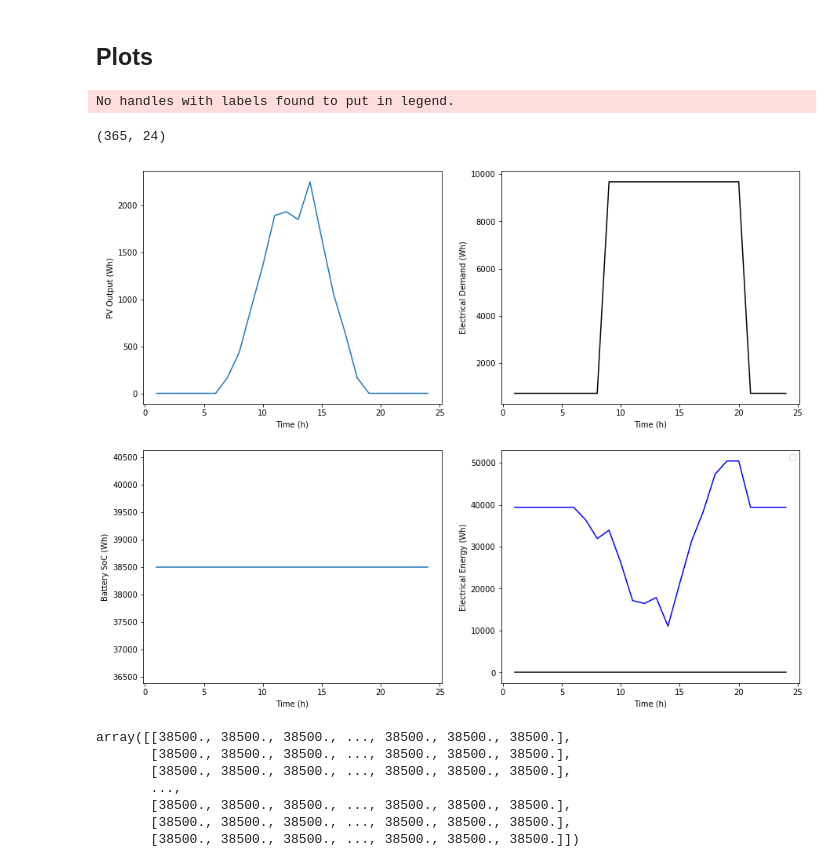
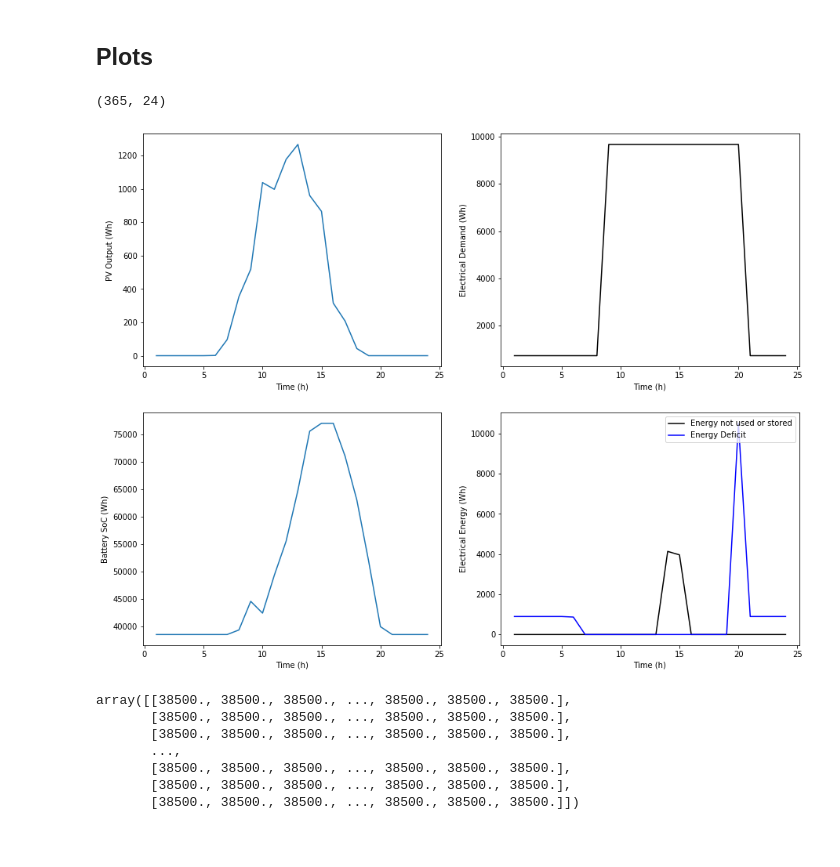
Before and after one commit to UW-GRID/PV_sizing, a Jupyter notebook: ipynb/load_profile_analysis.ipynb, the cells around one changed output. Drawn from its saved outputs; the diff is of its cells as text; code cells hidden in the pictures; blank space fills up the shorter version.

```diff
--- a/ipynb/load_profile_analysis.ipynb
+++ b/ipynb/load_profile_analysis.ipynb
@@ -56,7 +50,7 @@ bat_eff = 0.9
 pve = np.zeros((days, hr))
 
 #Empty array of days vs hours for battery State Of Charge
-soc = np.zeros((days, hr))
+soc = np.zeros((days, hr + 1))
 
 #Initial state of charge is the capacity minimum
 soc[0, 0] = ((soc_max - soc_min)/(2 + soc_min))
@@ -77,61 +71,60 @@ for x in range(0, days, 1):
         else:
             pve[x, y] = 0
 
-        soc[x, y] = soc[x, y] + pve[x, y]
-        if soc[x, y] >= soc_max:
-            pve_exs[x, y] = soc[x, y] - soc_max
-            soc[x, y] = soc_max
-        elif soc[x, y] <= soc_min:
-            pve_def[x, y] = soc_min - soc[x, y]
-            soc[x, y] = soc_min
+        soc[x, y + 1] = soc[x, y] + pve[x, y]
+        if soc[x, y + 1] >= soc_max:
+            pve_exs[x, y] = soc[x, y + 1] - soc_max
+            soc[x, y + 1] = soc_max
+        elif soc[x, y + 1] <= soc_min:
+            pve_def[x, y] = soc_min - soc[x, y + 1]
+            soc[x, y + 1] = soc_min
         else:
             pass
 
-    if x != days:
-        soc[x, 0] = soc[x, hr-1]
+    if x != 364:
+        soc[x + 1, 0] = soc[x, y  + 1]
 # %% [markdown]
 ## Plots
 # %%
 hours_in_day = np.arange(1, 25, 1)
-day = 245
+day = 276
 
 print(pve.shape)
 
 fig, axes = plt.subplots(2, 2, figsize = (15, 12))
 ax1, ax2, ax3, ax4 = axes.ravel()
 
 #y = PV-output(Wh) x = time (hour)
 ax1.plot(hours_in_day, daily_output[:, day])
 ax1.set_ylabel('PV Output (Wh)')
 # ax1.set_yscale('log')
 ax1.set_xlabel('Time (h)')
 
 #y = Electrical demand (Wh), x = time (hour)
 #Sb = 365x25
 ax2.plot(hours_in_day, demand, c = 'k')
 ax2.set_ylabel('Electrical Demand (Wh)')
 # ax2.set_yscale('log')
 ax2.set_xlabel('Time (h)')
 
 #y = Battery SoC (Wh), x = time (hour)
-ax3.plot(hours_in_day, soc[day, :])
+ax3.plot(hours_in_day, soc[day, :-1])
 ax3.set_ylabel('Battery SoC (Wh)')
 # ax3.set_yscale('log')
 ax3.set_xlabel('Time (h)')
 
 # y = Electrical demand (Wh), x = time (hour)
-ax4.plot(hours_in_day, pve_exs[day, :], c = 'k')
-ax4.plot(hours_in_day, pve_def[day, :], c = 'b')
+ax4.plot(hours_in_day, pve_exs[day, :], c = 'k', label = 'Energy not used or stored')
+ax4.plot(hours_in_day, pve_def[day, :], c = 'b', label = 'Energy Deficit')
 ax4.set_ylabel('Electrical Energy (Wh)')
 # ax4.set_yscale('log')
 ax4.set_xlabel('Time (h)')
 ax4.legend(loc = 'upper right')
 
 plt.show()
 # %% [output]
-No handles with labels found to put in legend.
+(365, 24)
-(365, 24)
-[figure, old version]
+[figure, new version]
 # %%
 soc
 # %% [output]
```
Also changed, not shown: parts of 1 cell of this notebook.
